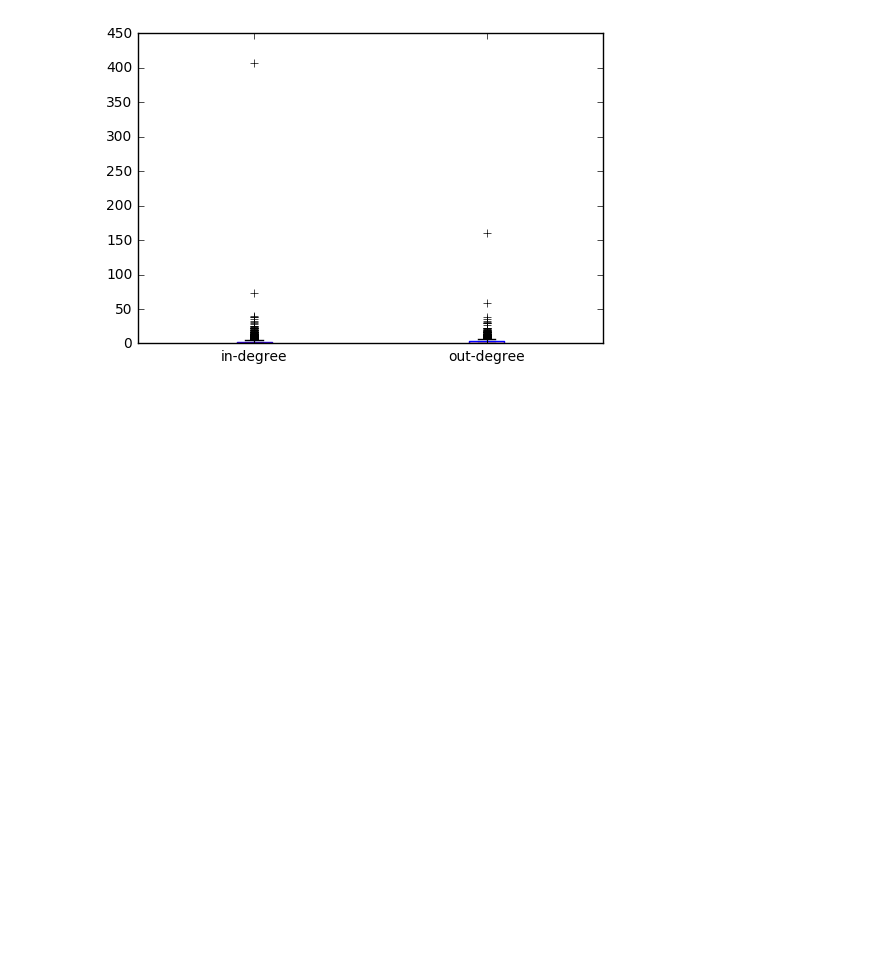
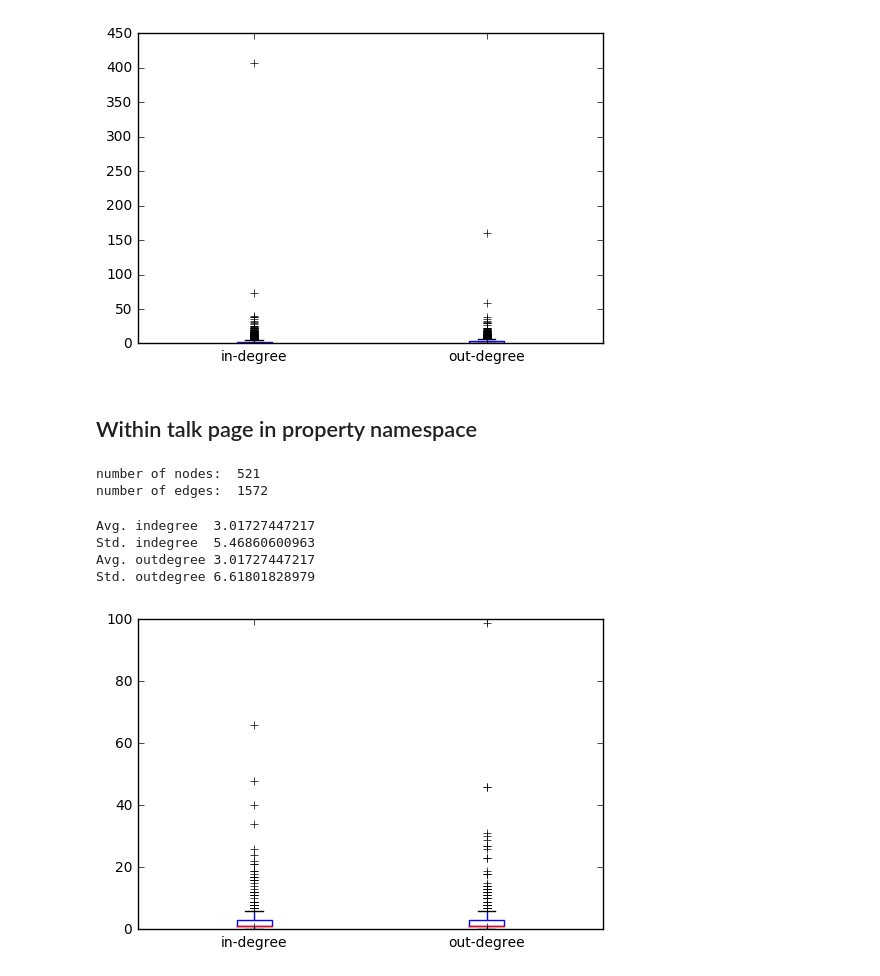
Before and after one commit to totucuong/wikidata, a Jupyter notebook: python/wikidatanetworkanalysis.ipynb, the cells around one changed output. Drawn from its saved outputs; the diff is of its cells as text; code cells hidden in the pictures; blank space fills up the shorter version.

```diff
--- a/python/wikidatanetworkanalysis.ipynb
+++ b/python/wikidatanetworkanalysis.ipynb
@@ -490,3 +490,20 @@ Std. indegree  8.00116960922
 Avg. outdegree 2.23084054388
 Std. outdegree 4.40412781548
 [figure]
+# %% [markdown]
+## Within talk page in property namespace
+# %%
+wtppropNetwork = createGraph("../data/wtpnetwork_propertynamespace.csv")
+print("number of nodes: ",str(wtppropNetwork.number_of_nodes()))
+print("number of edges: ",str(wtppropNetwork.number_of_edges()))
+# %% [output]
+number of nodes:  521
+number of edges:  1572
+# %%
+boxPlotDegreeDist(wtppropNetwork)
+# %% [output]
+Avg. indegree  3.01727447217
+Std. indegree  5.46860600963
+Avg. outdegree 3.01727447217
+Std. outdegree 6.61801828979
+[figure, added]
```
Also changed, not shown: parts of 2 cells of this notebook, 2 other files.
